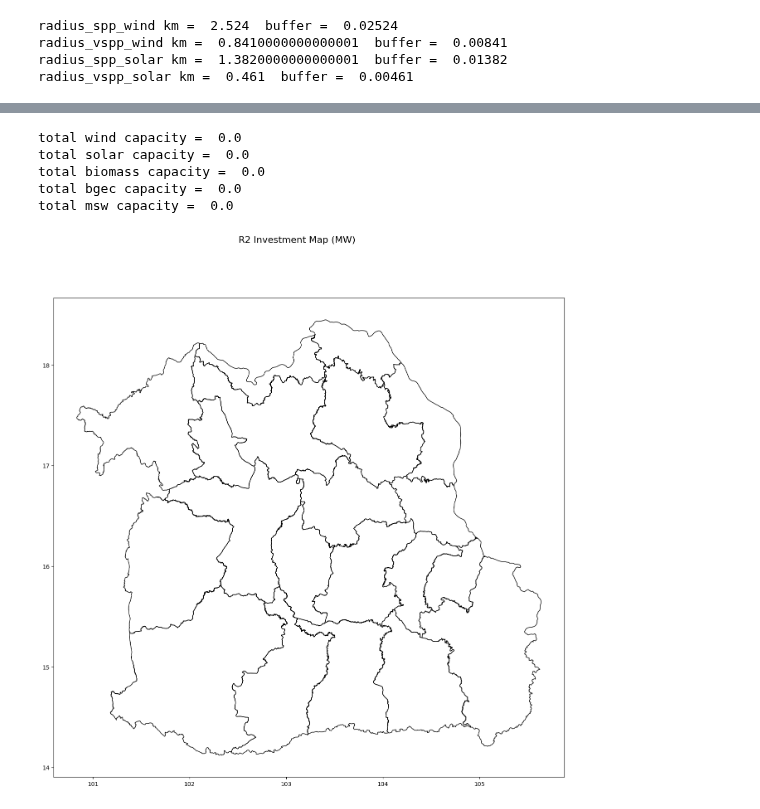
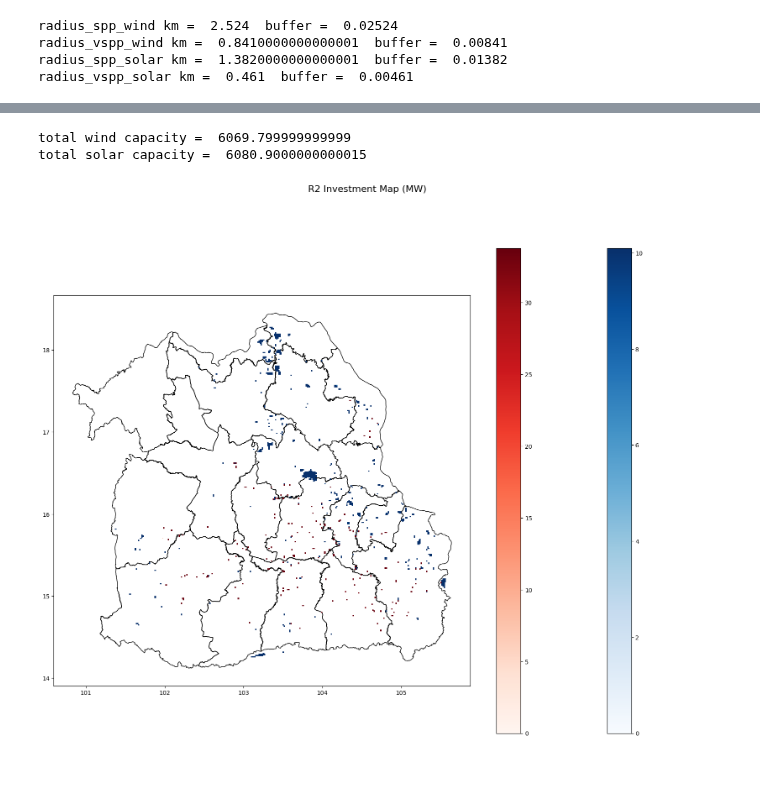
Before and after one commit to NarasetS/REPowerPlant_Siting, a Jupyter notebook: 13_SI_SitingPlant.ipynb, the cells around one changed output, grey strips where cells are left out. Saved outputs shown, nothing was run; the diff lists cells and outputs as text; code cells hidden in the pictures; blank space fills up the shorter version.

```diff
--- a/13_SI_SitingPlant.ipynb
+++ b/13_SI_SitingPlant.ipynb
@@ -35,12 +35,12 @@ radius_spp_solar km =  1.3820000000000001  buffer =  0.01382
 radius_vspp_solar km =  0.461  buffer =  0.00461
 # %%
 scenario_SI = 0
-
-xr_out = xr.open_dataset('Output\\xr_output_all_scenario_SI_' + str(scenario_SI) + '_.nc')
+coarsenscale = 1
+xr_out = xr.open_dataset('Output\\xr_output_all_SSI_' + str(scenario_SI) + "_CS_"+ str(coarsenscale)+ '_.nc')
 print(xr_out)
 print("cap_wind = ",xr_out['cap_wind'].sum())
 print("cap_solar = ",xr_out['cap_solar'].sum())
-print("cap_biomass = ",xr_out['cap_biomass'].sum())
-print("cap_bgec = ",xr_out['cap_bgec'].sum())
-print("cap_msw = ",xr_out['cap_msw'].sum())
+# print("cap_biomass = ",xr_out['cap_biomass'].sum())
+# print("cap_bgec = ",xr_out['cap_bgec'].sum())
+# print("cap_msw = ",xr_out['cap_msw'].sum())
 # %% [output]
@@ -347,63 +317,60 @@ print("total wind capacity = ", df_wind['cap_wind'].loc[df_wind['region'] == reg
 
 print("total solar capacity = ", df_solar['cap_solar'].loc[df_solar['region'] == region].sum())
 
-print("total biomass capacity = ", df_biomass['cap_biomass'].loc[df_biomass['region'] == region].sum())
+# print("total biomass capacity = ", df_biomass['cap_biomass'].loc[df_biomass['region'] == region].sum())
 
-print("total bgec capacity = ", df_bgec['cap_bgec'].loc[df_bgec['region'] == region].sum())
+# print("total bgec capacity = ", df_bgec['cap_bgec'].loc[df_bgec['region'] == region].sum())
 
-print("total msw capacity = ", df_msw['cap_msw'].loc[df_msw['region'] == region].sum())
+# print("total msw capacity = ", df_msw['cap_msw'].loc[df_msw['region'] == region].sum())
 
 fig, ax = plt.subplots(figsize=(20,15))
 fig.suptitle(region + ' Investment Map (MW) ', fontsize=16)
 specificarea.plot(ax = ax, color='none', edgecolor = 'black', zorder = 0)
 try:
     df_wind.loc[df_wind['region'] == region].plot(ax = ax,legend = True,zorder = 1,column = 'cap_wind',cmap = 'Blues',vmin = 0)
 except:
     None
 try:
     df_solar.loc[df_solar['region'] == region].plot(ax = ax,legend = True,zorder = 2,column = 'cap_solar',cmap = 'Reds',vmin = 0)
 except:
     None
-try:
-    df_biomass.loc[df_biomass['region'] == region].plot(ax = ax,legend = True,zorder = 3,column = 'cap_biomass',cmap = 'Greens',edgecolors = 'green',vmin = 0)
-except:
-    None
-try:
-    df_bgec.loc[df_bgec['region'] == region].plot(ax = ax,legend = True,zorder = 4,column = 'cap_bgec',cmap = 'Purples',edgecolors = 'purple',vmin = 0)
-except:
-    None
-try:
-    df_msw.loc[df_msw['region'] == region].plot(ax = ax,legend = True,zorder = 5,column = 'cap_msw',cmap = 'Greys',edgecolors = 'grey',vmin = 0)
-except:
-    None
+# try:
+#     df_biomass.loc[df_biomass['region'] == region].plot(ax = ax,legend = True,zorder = 3,column = 'cap_biomass',cmap = 'Greens',edgecolors = 'green',vmin = 0)
+# except:
+#     None
+# try:
+#     df_bgec.loc[df_bgec['region'] == region].plot(ax = ax,legend = True,zorder = 4,column = 'cap_bgec',cmap = 'Purples',edgecolors = 'purple',vmin = 0)
+# except:
+#     None
+# try:
+#     df_msw.loc[df_msw['region'] == region].plot(ax = ax,legend = True,zorder = 5,column = 'cap_msw',cmap = 'Greys',edgecolors = 'grey',vmin = 0)
+# except:
+#     None
 
 fig, ax = plt.subplots(figsize=(20,15))
 fig.suptitle(region + ' Investment Map (SI) ', fontsize=16)
 specificarea.plot(ax = ax, color='none', edgecolor = 'black', zorder = 0)
 try:
     df_wind.loc[df_wind['region'] == region].plot(ax = ax,legend=True,zorder = 1,column = 'SI_Wind',cmap = 'Blues',vmin = 0,vmax=3)
 except:
     None
 try:
     df_solar.loc[df_solar['region'] == region].plot(ax = ax,legend=True,zorder = 2,column = 'SI_Solar',cmap = 'Reds',vmin = 0,vmax=3)
 except:
     None
-try:
-    df_biomass.loc[df_biomass['region'] == region].plot(ax = ax,legend=True,zorder = 3,column = 'SI_Biomass',cmap = 'Greens',edgecolors = 'green',vmin = 0,vmax=3)
-except:
-    None
-try:
-    df_bgec.loc[df_bgec['region'] == region].plot(ax = ax,legend=True,zorder = 4,column = 'SI_BGEC',cmap = 'Purples',edgecolors = 'purple',vmin = 0,vmax=3)
-except:
-    None
-try:
-    df_msw.loc[df_msw['region'] == region].plot(ax = ax,legend=True,zorder = 5,column = 'SI_MSW',cmap = 'Greys',edgecolors = 'grey',vmin = 0,vmax=3)
-except:
-    None
+# try:
+#     df_biomass.loc[df_biomass['region'] == region].plot(ax = ax,legend=True,zorder = 3,column = 'SI_Biomass',cmap = 'Greens',edgecolors = 'green',vmin = 0,vmax=3)
+# except:
+#     None
+# try:
+#     df_bgec.loc[df_bgec['region'] == region].plot(ax = ax,legend=True,zorder = 4,column = 'SI_BGEC',cmap = 'Purples',edgecolors = 'purple',vmin = 0,vmax=3)
+# except:
+#     None
+# try:
+#     df_msw.loc[df_msw['region'] == region].plot(ax = ax,legend=True,zorder = 5,column = 'SI_MSW',cmap = 'Greys',edgecolors = 'grey',vmin = 0,vmax=3)
+# except:
+#     None
 # %% [output]
-total wind capacity =  0.0
-total solar capacity =  0.0
-total biomass capacity =  0.0
-total bgec capacity =  0.0
-total msw capacity =  0.0
+total wind capacity =  6069.799999999999
+total solar capacity =  6080.9000000000015
-[figure, old version]
+[figure, new version]
```
Also changed, not shown: parts of 12 cells of this notebook, 4 other files.
